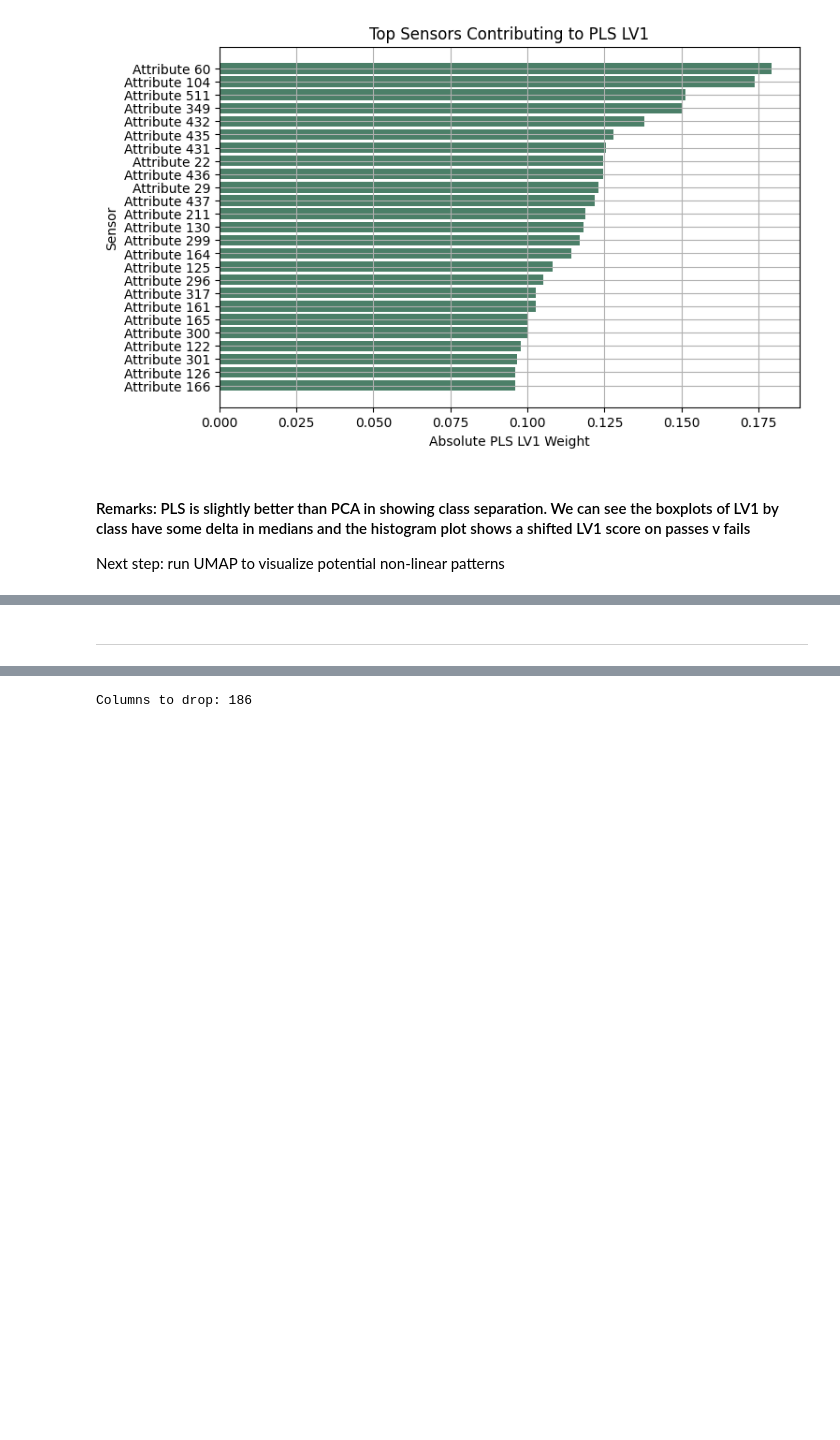
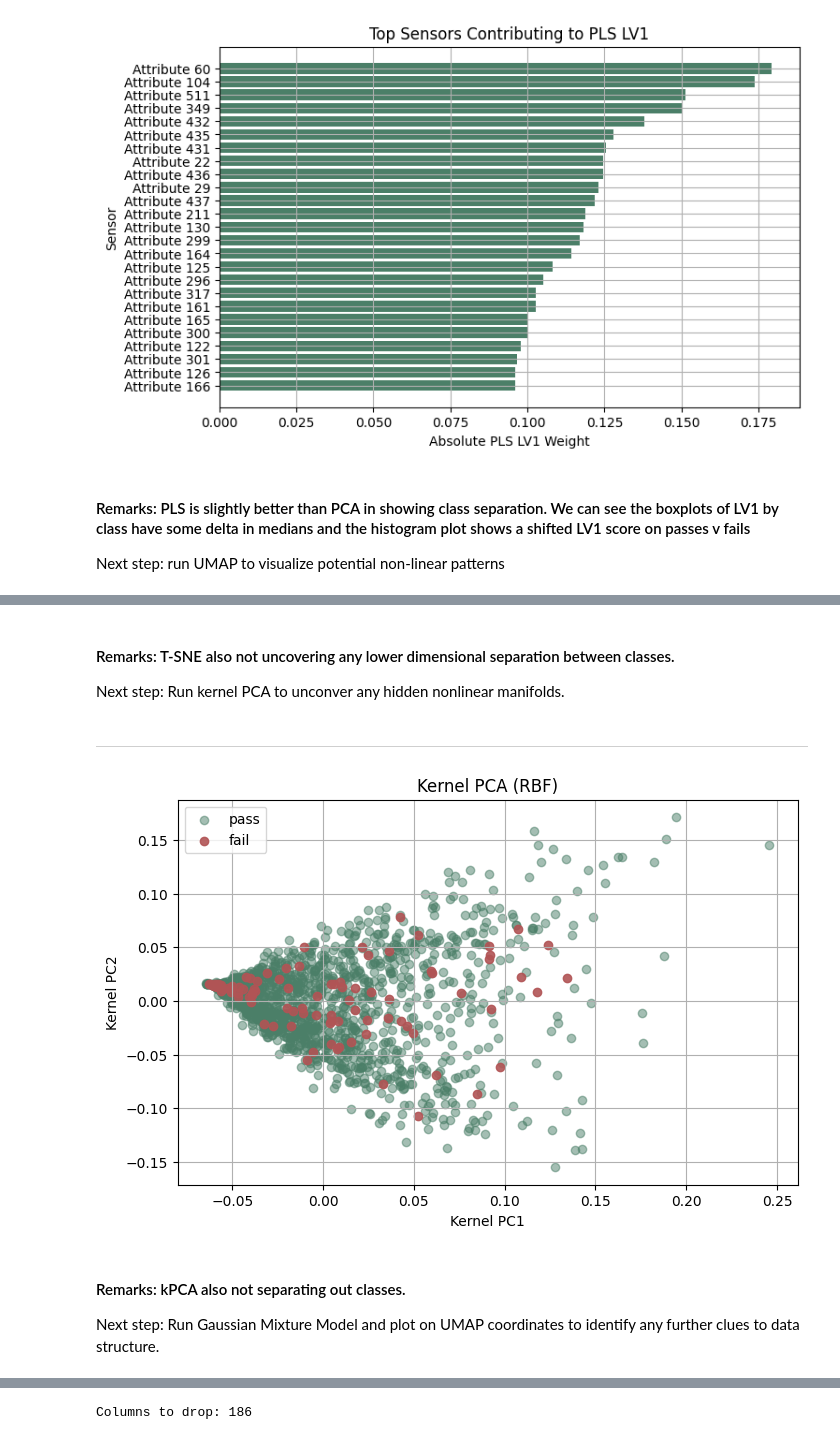
Before and after one commit to intuitiveengineer/secom-ml, a Jupyter notebook: notebooks/00-data-exploration.ipynb, the cells around one changed output, grey strips where cells are left out. Saved outputs shown, nothing was run; the diff lists cells and outputs as text; code cells hidden in the pictures; blank space fills up the shorter version.

```diff
--- a/notebooks/00-data-exploration.ipynb
+++ b/notebooks/00-data-exploration.ipynb
@@ -340,2 +427,49 @@ Next step: run UMAP to visualize potential non-linear patterns
+# %% [markdown]
+#### Remarks: T-SNE also not uncovering any lower dimensional separation between classes.
+
+Next step: Run kernel PCA to unconver any hidden nonlinear manifolds.
 # %% [markdown]
 ___
+# %%
+# Running kernel PCA
+kpca = KernelPCA(
+    n_components=2,
+    kernel="rbf",
+    gamma=0.01,
+    random_state=42
+)
+
+X_kpca = kpca.fit_transform(X_scaled)
+X_kpca.columns = ["kPC1", "kPC2"]
+# %%
+# Plotting kernel PCA
+plt.figure(figsize=(8,5))
+
+plt.scatter(
+    X_kpca.loc[y==0, "kPC1"],
+    X_kpca.loc[y==0, "kPC2"],
+    alpha=0.5,
+    label="pass",
+    color="#4B7F68"
+)
+
+plt.scatter(
+    X_kpca.loc[y==1, "kPC1"],
+    X_kpca.loc[y==1, "kPC2"],
+    alpha=0.9,
+    label="fail",
+    color="#B15455"
+)
+
+plt.xlabel("Kernel PC1")
+plt.ylabel("Kernel PC2")
+plt.title("Kernel PCA (RBF)")
+plt.legend()
+plt.grid(True)
+plt.show()
+# %% [output]
+[figure, added]
+# %% [markdown]
+#### Remarks: kPCA also not separating out classes.
+
+Next step: Run Gaussian Mixture Model and plot on UMAP coordinates to identify any further clues to data structure.
```
Also changed, not shown: parts of 11 cells of this notebook.
